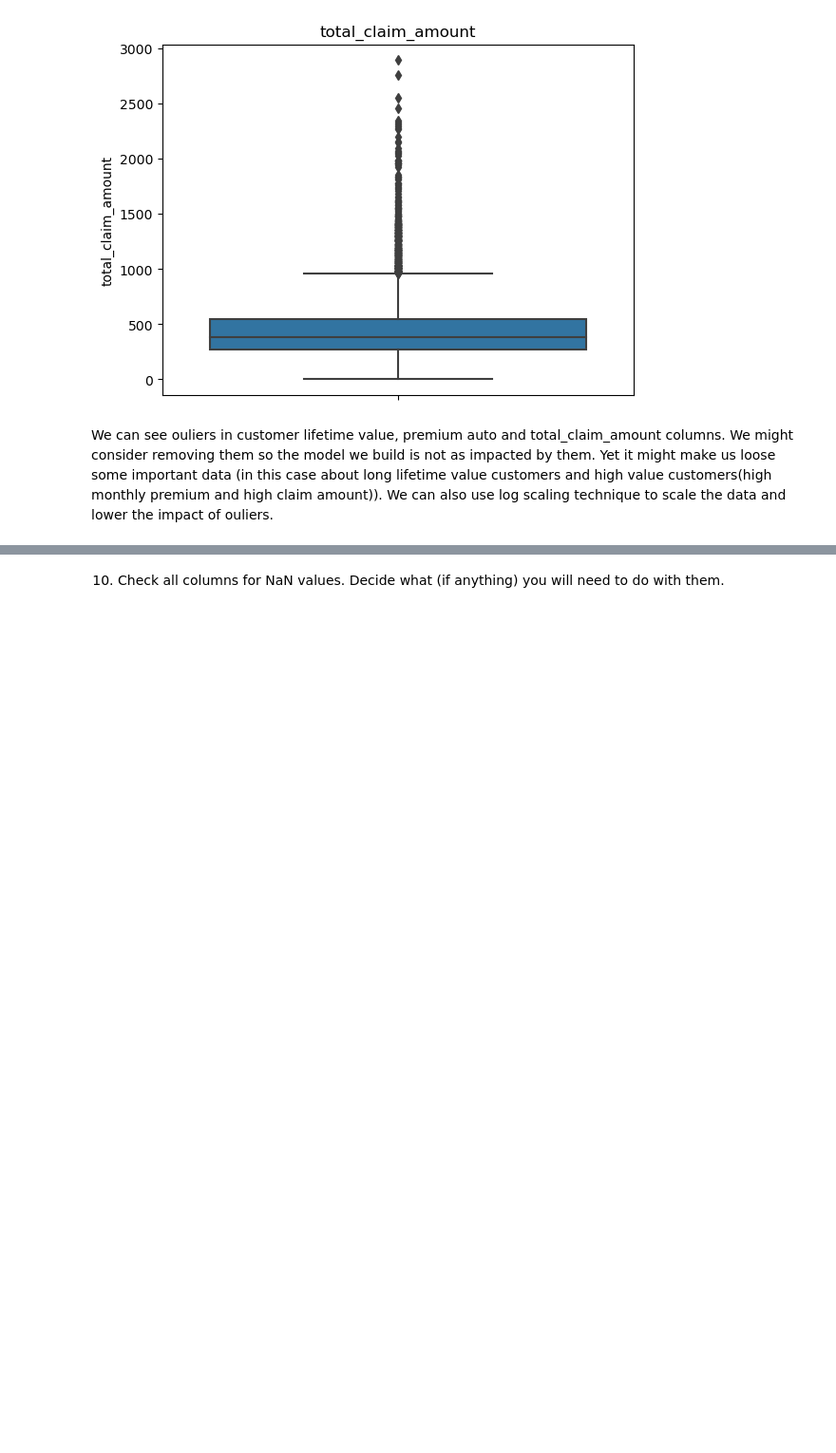
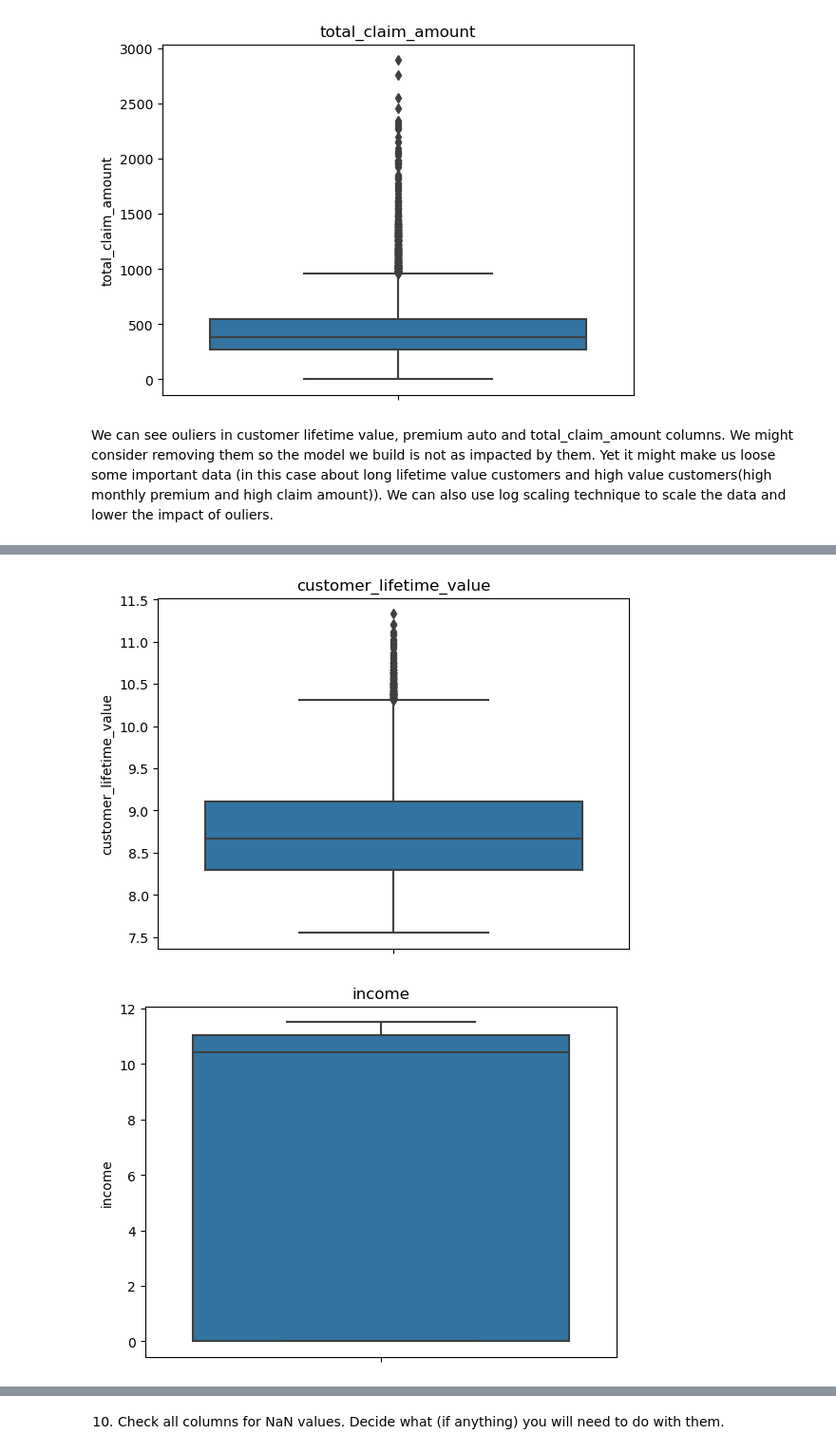
Before and after one commit to olgachwazik/lab-cleaning-numerical-data, a Jupyter notebook: lab-cleaning-numerical-data-solution.ipynb, the cells around one changed output, grey strips where cells are left out. Shown at 95% size. Drawn from its saved outputs; the diff is of its cells as text; code cells hidden in the pictures; blank space fills up the shorter version.

Commit message:
after feedback

```diff
--- a/lab-cleaning-numerical-data-solution.ipynb
+++ b/lab-cleaning-numerical-data-solution.ipynb
@@ -227,6 +222,0 @@ numericals_log = numericals_log.applymap(lambda x: np.log(x+1))
-# %%
-#then we can plot the numerical values to see how they changed:
-for col in numericals_log:
-    sns.boxplot(data=customer_df, y=col)
-    plt.title(col)
-    plt.show()
@@ -241,0 +243,9 @@ for col in numericals_log:
+# %%
+# looping to check outliers after log transformation
+for col in numericals_log:
+    sns.boxplot(data=numericals_log, y=col)
+    plt.title(col)
+    plt.show()
+# %% [output]
+[figure, added]
+[figure, added]
```
Also changed, not shown: parts of 5 cells of this notebook.
